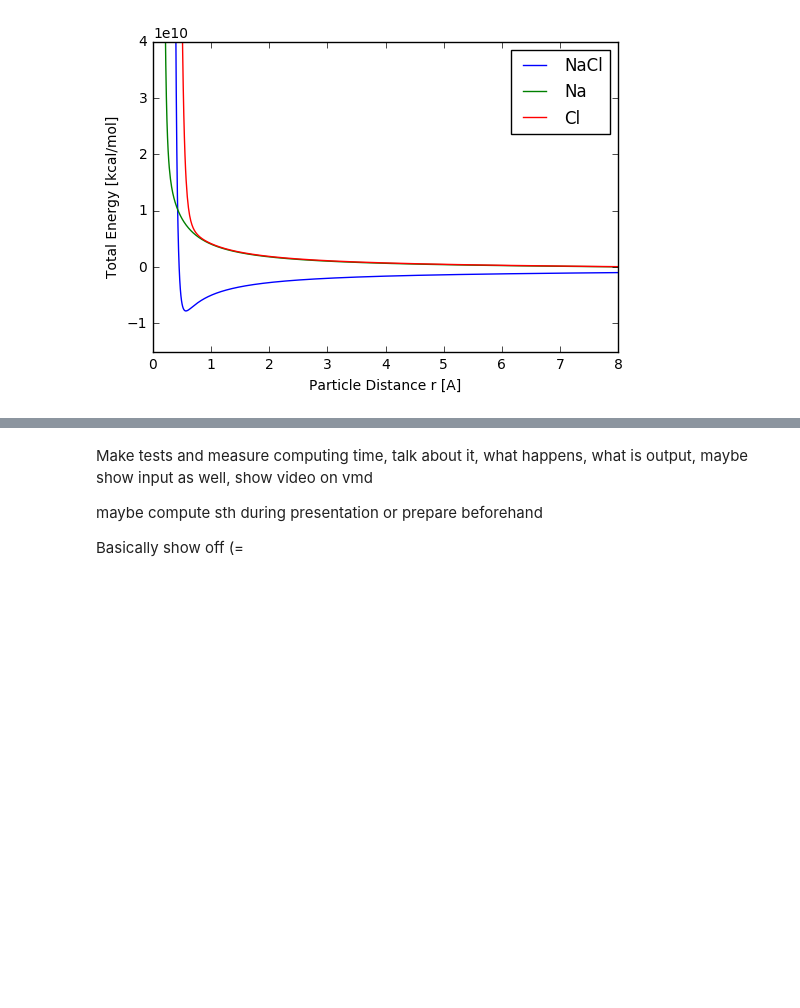
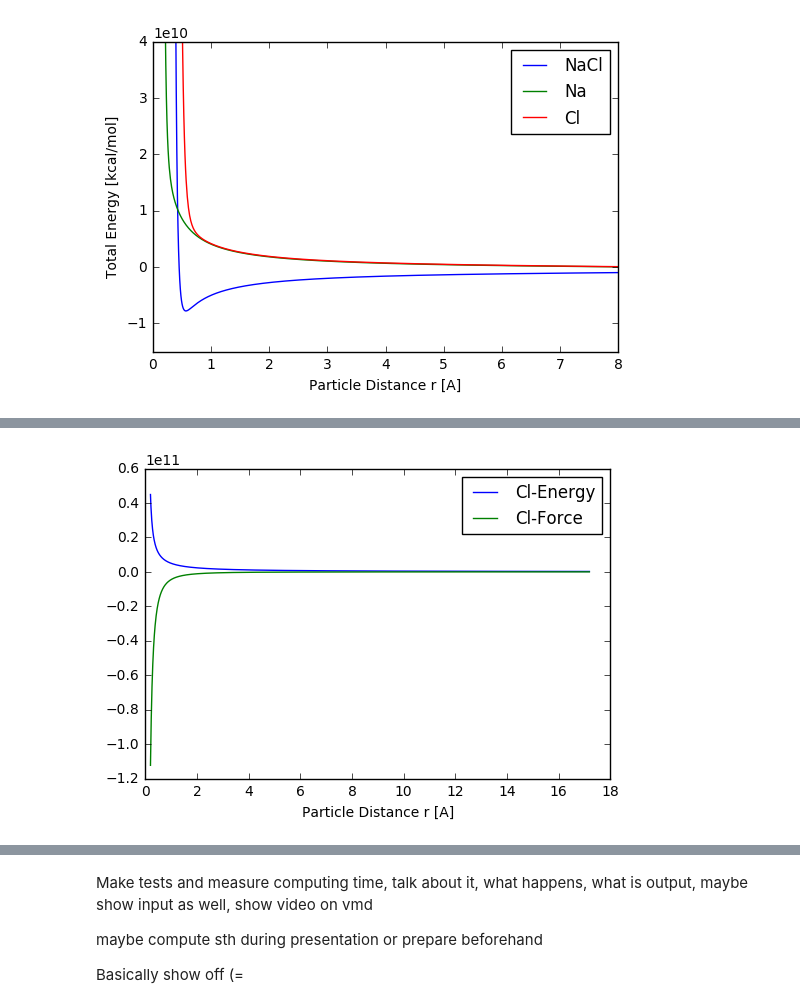
Before and after one commit to mannimaster/compsci-proj-md, a Jupyter notebook: md/presentation.ipynb, the cells around one changed output, grey strips where cells are left out. Saved outputs shown, nothing was run; the diff lists cells and outputs as text; code cells hidden in the pictures; blank space fills up the shorter version.

```diff
--- a/md/presentation.ipynb
+++ b/md/presentation.ipynb
@@ -463,0 +468,4 @@ Image(filename='Total_Potential.png')
+# %%
+Image(filename='Coulomb_Potential_Force.png')
+# %% [output]
+[figure, added]
```
Also changed, not shown: parts of 2 cells of this notebook, 3 other files.
